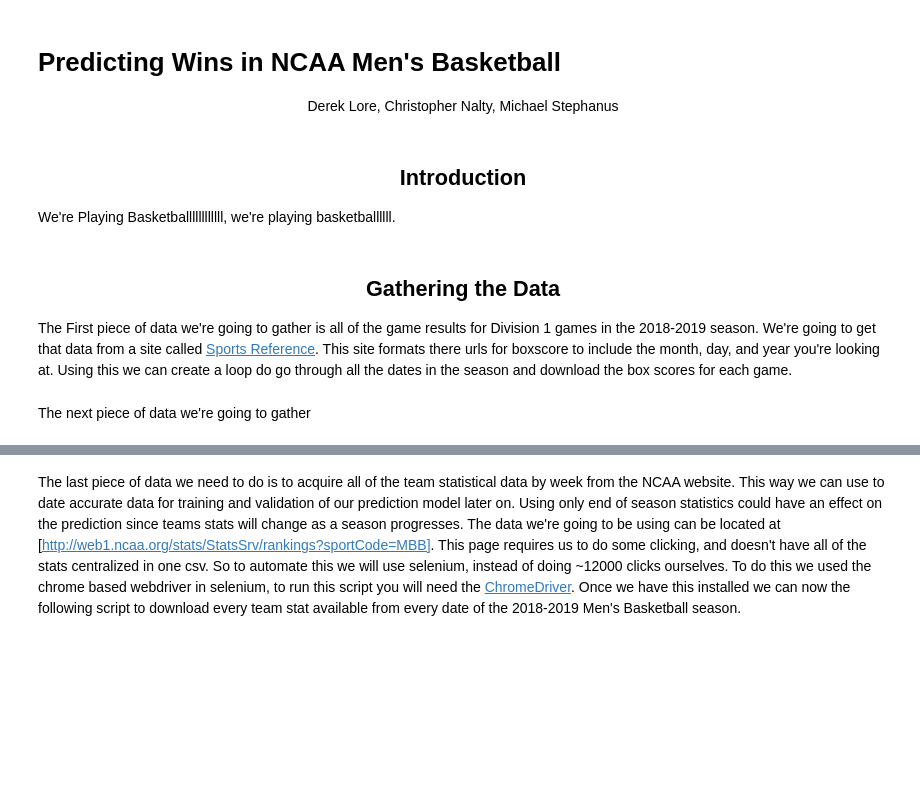
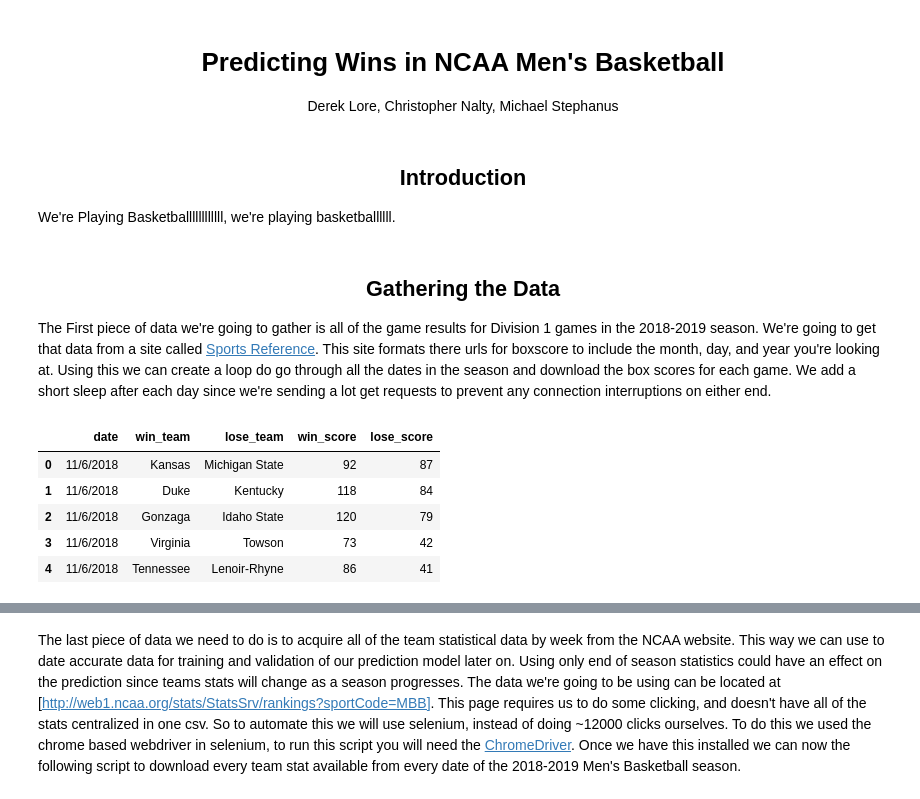
Before and after one commit to cnalty/final320project, a Jupyter notebook: main.ipynb, the cells around one changed output, grey strips where cells are left out. Cells and saved outputs as stored; diff of their text form; code cells hidden in the pictures; blank space fills up the shorter version.

```diff
--- a/main.ipynb
+++ b/main.ipynb
@@ -1,5 +1,5 @@
 # %% [markdown]
-# Predicting Wins in NCAA Men's Basketball
+# <center> Predicting Wins in NCAA Men's Basketball </center>
 <center> Derek Lore, Christopher Nalty, Michael Stephanus </center>
 # %% [markdown]
 ## <center> Introduction </center>
@@ -11,4 +11,5 @@ We're Playing Basketballllllllllll, we're playing basketballllll.
 The First piece of data we're going to gather is all of the game results for Division 1 games in the 2018-2019 season.
 We're going to get that data from a site called [Sports Reference](https://www.sports-reference.com/cbb/boxscores/).
 This site formats there urls for boxscore to include the month, day, and year you're looking at. Using this we can create
-a loop do go through all the dates in the season and download the box scores for each game.
+a loop do go through all the dates in the season and download the box scores for each game. We add a short sleep after each day
+since we're sending a lot get requests to prevent any connection interruptions on either end.
@@ -17,2 +16,49 @@ a loop do go through all the dates in the season and download the box scores for
-# %% [markdown]
-The next piece of data we're going to gather
+# %%
+from bs4 import BeautifulSoup
+import requests
+import pandas as pd
+import time
+
+box_scores = pd.DataFrame(columns=["date", "win_team", "lose_team", "win_score", "lose_score"])
+
+url_format = "https://www.sports-reference.com/cbb/boxscores/index.cgi?month={}&day={}&year={}"
+for y in [2018, 2019]:
+    months = []
+    if y == 2018:
+        months = [11, 12]
+    else:
+        months = [1, 2, 3, 4]
+
+    for m in months:
+        days = range(1,32)
+        for d in days:
+            url = url_format.format(str(m),str(d),str(y))
+            r = requests.get(url)
+
+            root = BeautifulSoup(r.content)
+            root.prettify()
+            t = root.find("div", class_="game_summaries")
+            #date = t.find("h2").getText()
+            date = str(m) + "/" + str(d) + "/" + str(y)
+
+            for i in root.find_all("div", class_="game_summary nohover"):
+                loser = i.find("tr", class_="loser")
+                lose_team = loser.find("a").getText()
+                lose_score = loser.find("td", class_="right").getText()
+
+                winner = i.find("tr", class_="winner")
+                win_team = winner.find("a").getText()
+                win_score = winner.find("td", class_="right").getText()
+
+                box_scores = box_scores.append({"date":date, "win_team":win_team, "lose_team":lose_team, "win_score":win_score, "lose_score":lose_score}, ignore_index=True)
+
+            time.sleep(0.5)
+
+box_scores.head()
+# %% [output]
+|  | date | win_team | lose_team | win_score | lose_score |
+| 0 | 11/6/2018 | Kansas | Michigan State | 92 | 87 |
+| 1 | 11/6/2018 | Duke | Kentucky | 118 | 84 |
+| 2 | 11/6/2018 | Gonzaga | Idaho State | 120 | 79 |
+| 3 | 11/6/2018 | Virginia | Towson | 73 | 42 |
+| 4 | 11/6/2018 | Tennessee | Lenoir-Rhyne | 86 | 41 |
```
Also changed, not shown: parts of 25 cells of this notebook.
